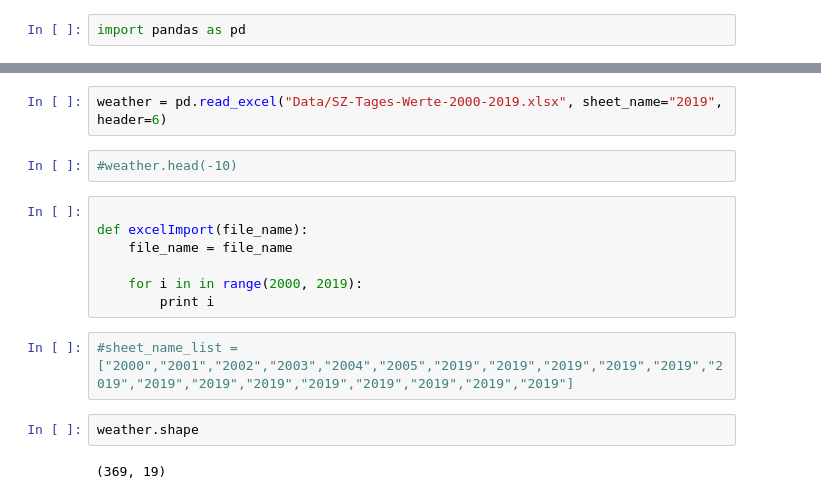
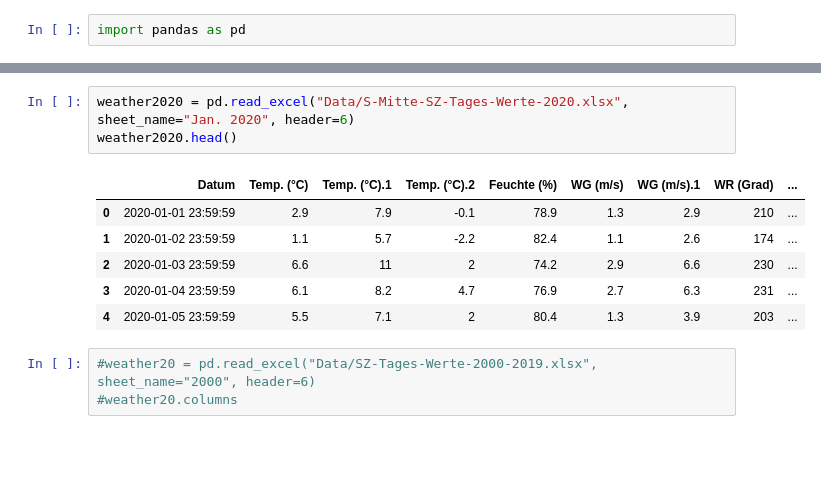
Before and after one commit to SvetiB/AirQualityStuttgart, a Jupyter notebook: Read_Data.ipynb, the cells around one changed output, grey strips where cells are left out. Drawn from its saved outputs; the diff is of its cells as text; blank space fills up the shorter version.

Commit message:
code access to data

```diff
--- a/Read_Data.ipynb
+++ b/Read_Data.ipynb
@@ -14,17 +13,13 @@ dustPol.head()
+# %%
+weather2020 = pd.read_excel("Data/S-Mitte-SZ-Tages-Werte-2020.xlsx", sheet_name="Jan. 2020", header=6)
+weather2020.head()
+# %% [output]
+|  | Datum | Temp. (°C) | Temp. (°C).1 | Temp. (°C).2 | Feuchte (%) | WG (m/s) | WG (m/s).1 | WR (Grad) | ... |
+| 0 | 2020-01-01 23:59:59 | 2.9 | 7.9 | -0.1 | 78.9 | 1.3 | 2.9 | 210 | ... |
+| 1 | 2020-01-02 23:59:59 | 1.1 | 5.7 | -2.2 | 82.4 | 1.1 | 2.6 | 174 | ... |
+| 2 | 2020-01-03 23:59:59 | 6.6 | 11 | 2 | 74.2 | 2.9 | 6.6 | 230 | ... |
+| 3 | 2020-01-04 23:59:59 | 6.1 | 8.2 | 4.7 | 76.9 | 2.7 | 6.3 | 231 | ... |
+| 4 | 2020-01-05 23:59:59 | 5.5 | 7.1 | 2 | 80.4 | 1.3 | 3.9 | 203 | ... |
 # %%
-weather = pd.read_excel("Data/SZ-Tages-Werte-2000-2019.xlsx", sheet_name="2019", header=6)
+#weather20 = pd.read_excel("Data/SZ-Tages-Werte-2000-2019.xlsx", sheet_name="2000", header=6)
+#weather20.columns
-# %%
-#weather.head(-10)
-# %%
-
-def excelImport(file_name):
-    file_name = file_name
-
-    for i in in range(2000, 2019):
-        print i
-# %%
-#sheet_name_list = ["2000","2001","2002","2003","2004","2005","2019","2019","2019","2019","2019","2019","2019","2019","2019","2019","2019","2019","2019","2019"]
-# %%
-weather.shape
-# %% [output]
-(369, 19)
```
Also changed, not shown: parts of 6 cells of this notebook.
